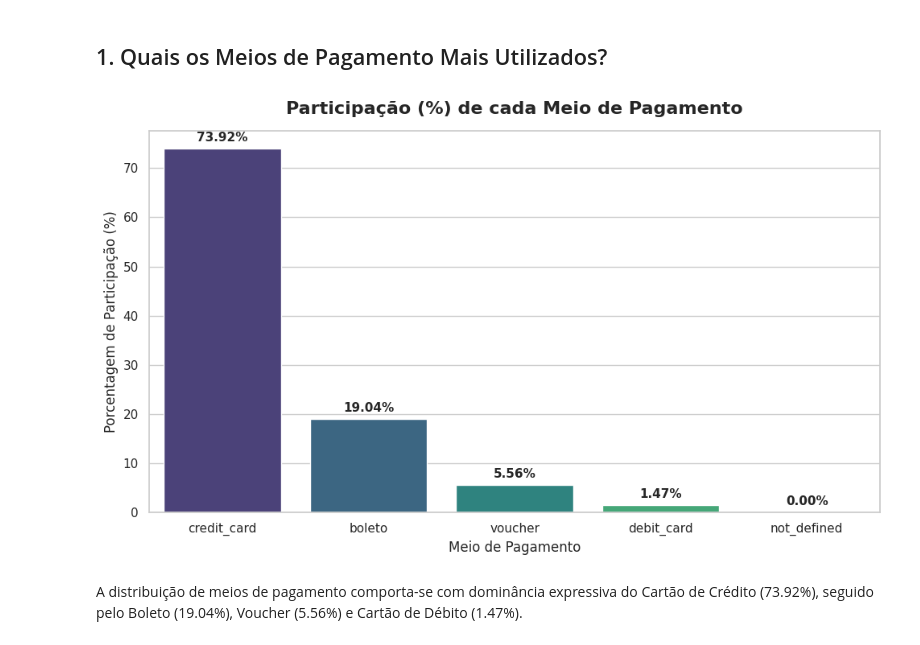
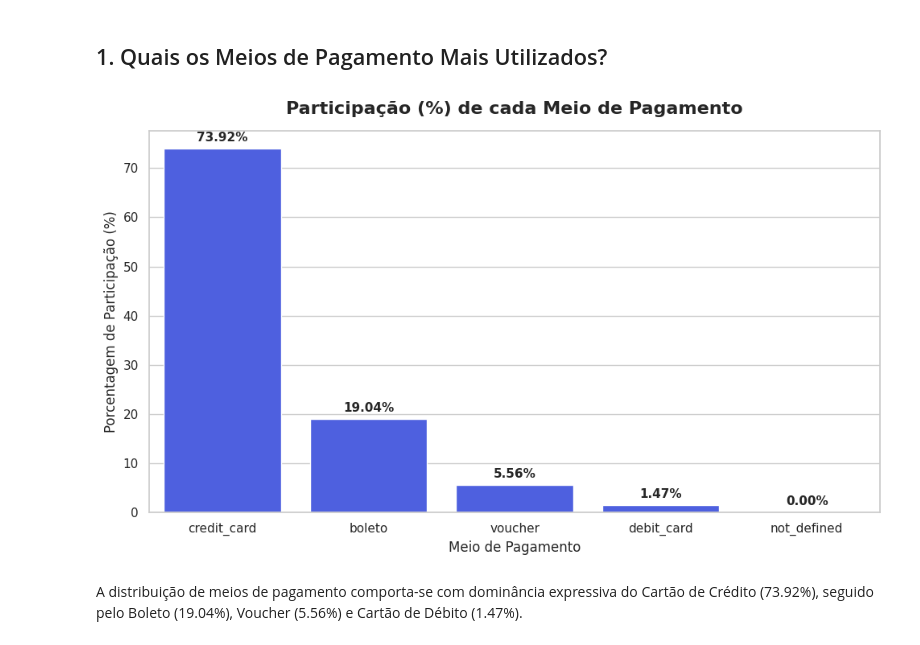
Before and after one commit to caiohc28/Tech_Challenge, a Jupyter notebook: Comportamento_e_Pagamentos_Olist.ipynb, the cells around one changed output. Cells and saved outputs as stored; diff of their text form; code cells hidden in the pictures.

```diff
--- a/Comportamento_e_Pagamentos_Olist.ipynb
+++ b/Comportamento_e_Pagamentos_Olist.ipynb
@@ -62,25 +62,26 @@ O cartão de crédito (credit_card) é o método mais utilizado, com mais de 76
 # %%
 # Grafico de barras em porcentagem
 
 sns.set_theme(style="whitegrid")
 fig, ax = plt.subplots(figsize=(10, 6))
 
 # Calculando as porcentagens
 payment_percentage = (df_payments['payment_type'].value_counts(normalize=True) * 100)
 
-sns.barplot(x=payment_percentage.index, y=payment_percentage.values, ax=ax, palette='viridis', hue=payment_percentage.index, legend=False)
+# Usando a paleta explicitamente para evitar o aviso de depreciação do Seaborn
+sns.barplot(x=payment_percentage.index, y=payment_percentage.values, ax=ax, palette=['#364ef7']*len(payment_percentage), hue=payment_percentage.index, legend=False)
 ax.set_title('Participação (%) de cada Meio de Pagamento', fontsize=16, fontweight='bold', pad=15)
 ax.set_xlabel('Meio de Pagamento', fontsize=12)
 ax.set_ylabel('Porcentagem de Participação (%)', fontsize=12)
 
 # Adicionando os valores percentuais formatados em cima de cada barra
 for i, v in enumerate(payment_percentage.values):
     ax.text(i, v + 1, f'{v:.2f}%', ha='center', va='bottom', fontsize=11, fontweight='bold')
 
 plt.tight_layout()
 plt.show()
 # %% [output]
-[figure, old version]
+[figure, new version]
 # %% [markdown]
 A distribuição de meios de pagamento comporta-se com dominância expressiva do Cartão de Crédito (73.92%), seguido pelo Boleto (19.04%), Voucher (5.56%) e Cartão de Débito (1.47%).
 # %% [markdown]
```
Also changed, not shown: parts of 8 cells of this notebook.
